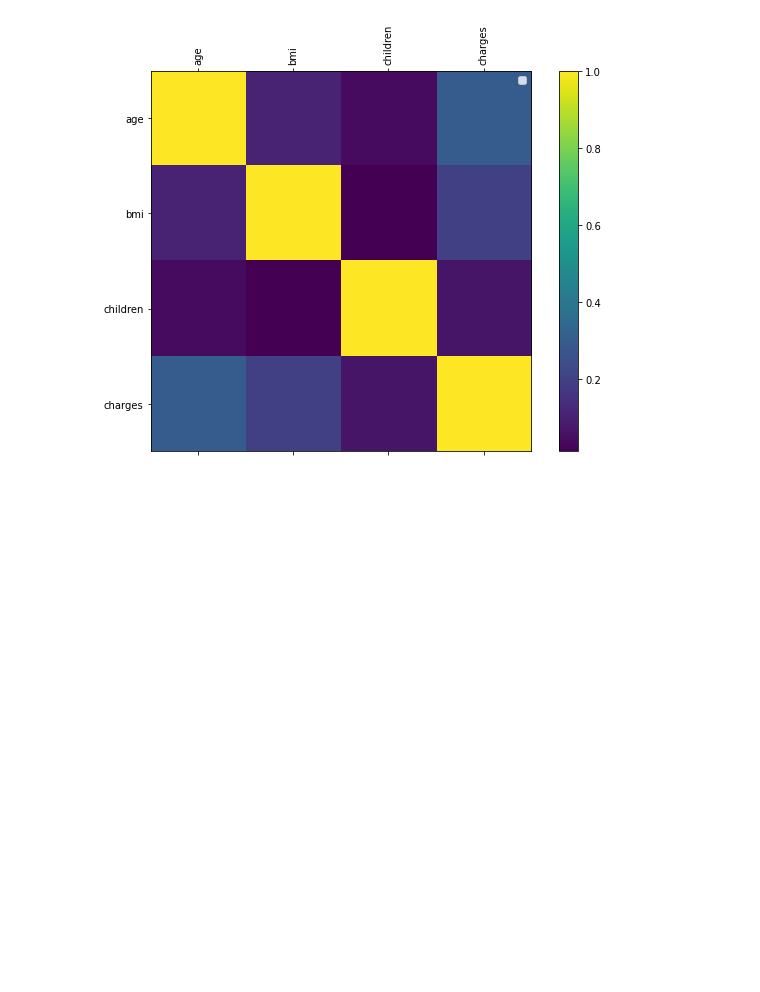
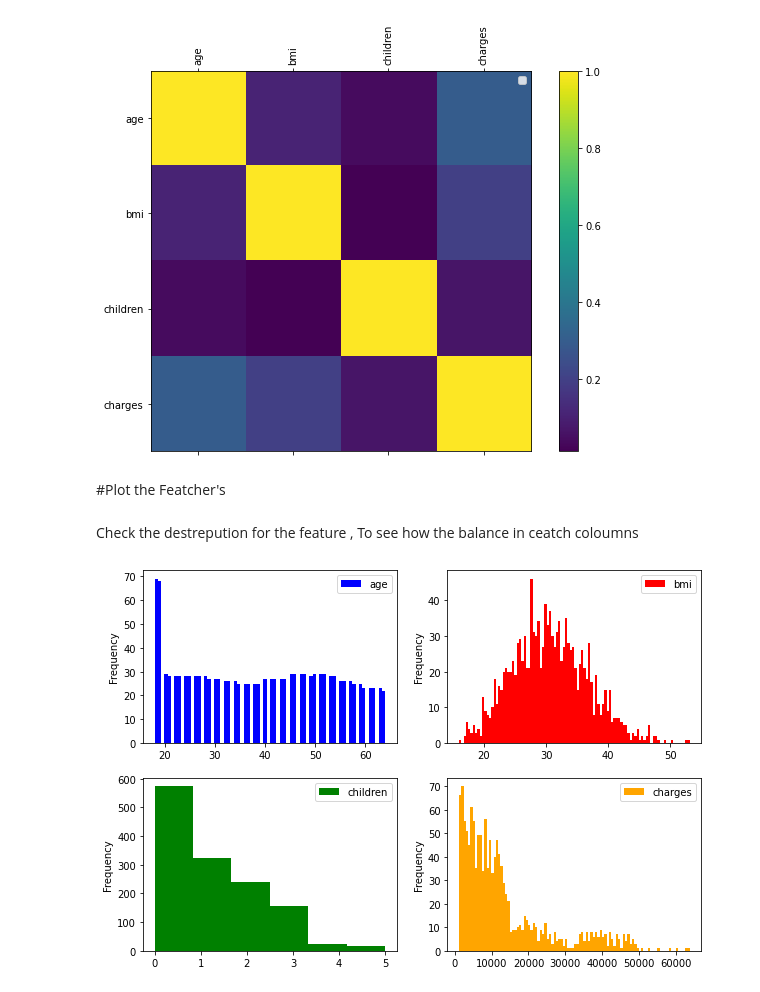
Before and after one commit to meshalalsultan/Regresstion_Insurance_Tensoflow, a Jupyter notebook: Insurance_with_Tensorflow.ipynb, the cells around one changed output. Cells and saved outputs as stored; diff of their text form; code cells hidden in the pictures; blank space fills up the shorter version.

```diff
--- a/Insurance_with_Tensorflow.ipynb
+++ b/Insurance_with_Tensorflow.ipynb
@@ -99,3 +99,16 @@ plot_corr(insurance);
 # %% [output]
 No handles with labels found to put in legend.
 [figure]
+# %% [markdown]
+#Plot the Featcher's
+# %% [markdown]
+Check the destrepution for the feature , To see how the balance in ceatch coloumns
+# %%
+fig, axes = plt.subplots(nrows=2, ncols=2 , figsize=(10,7))
+insurance.plot(kind='hist', y='age', bins=70, color='b',ax=axes[0][0])
+insurance.plot(kind='hist',y='bmi', bins=100, color='r', ax=axes [0][1])
+insurance.plot(kind='hist' ,y='children', bins=6, color='g', ax=axes[1][0])
+insurance.plot(kind='hist',y='charges', bins=100, color='orange',ax=axes[1][1])
+plt.show()
+# %% [output]
+[figure, added]
```
Also changed, not shown: parts of 100 cells of this notebook.
